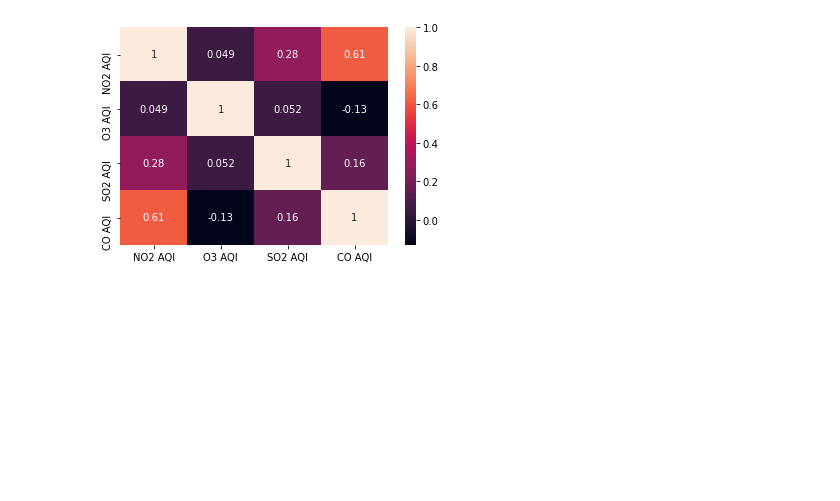
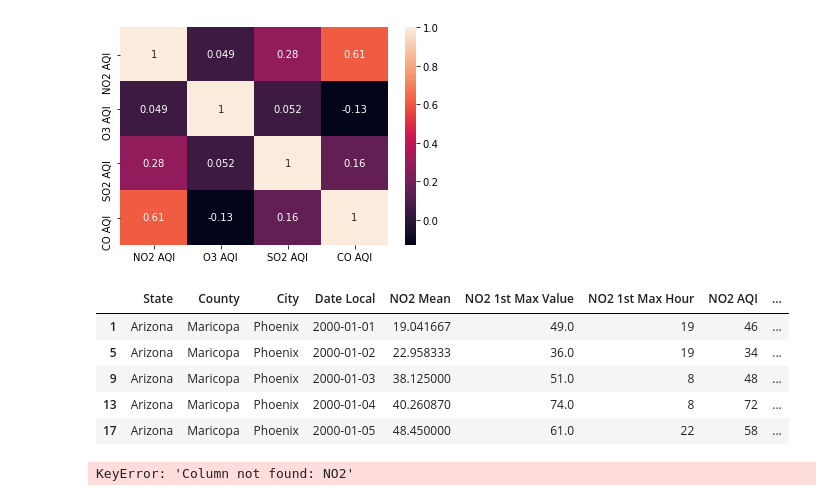
Before and after one commit to Shweta318/Visual, a Jupyter notebook: Pollution data.ipynb, the cells around one changed output. Saved outputs shown, nothing was run; the diff lists cells and outputs as text; code cells hidden in the pictures; blank space fills up the shorter version.

```diff
--- a/Pollution data.ipynb
+++ b/Pollution data.ipynb
@@ -135,3 +135,16 @@ sns.heatmap(c,annot=True)
 # %% [output]
 <AxesSubplot:>
 [figure]
+# %%
+poll_index.head()
+# %% [output]
+|  | State | County | City | Date Local | NO2 Mean | NO2 1st Max Value | NO2 1st Max Hour | NO2 AQI | ... |
+| 1 | Arizona | Maricopa | Phoenix | 2000-01-01 | 19.041667 | 49.0 | 19 | 46 | ... |
+| 5 | Arizona | Maricopa | Phoenix | 2000-01-02 | 22.958333 | 36.0 | 19 | 34 | ... |
+| 9 | Arizona | Maricopa | Phoenix | 2000-01-03 | 38.125000 | 51.0 | 8 | 48 | ... |
+| 13 | Arizona | Maricopa | Phoenix | 2000-01-04 | 40.260870 | 74.0 | 8 | 72 | ... |
+| 17 | Arizona | Maricopa | Phoenix | 2000-01-05 | 48.450000 | 61.0 | 22 | 58 | ... |
+# %%
+poll_index.groupby("State")["NO2"].aggregate("min","max")
+# %% [output]
+KeyError: 'Column not found: NO2'
```
